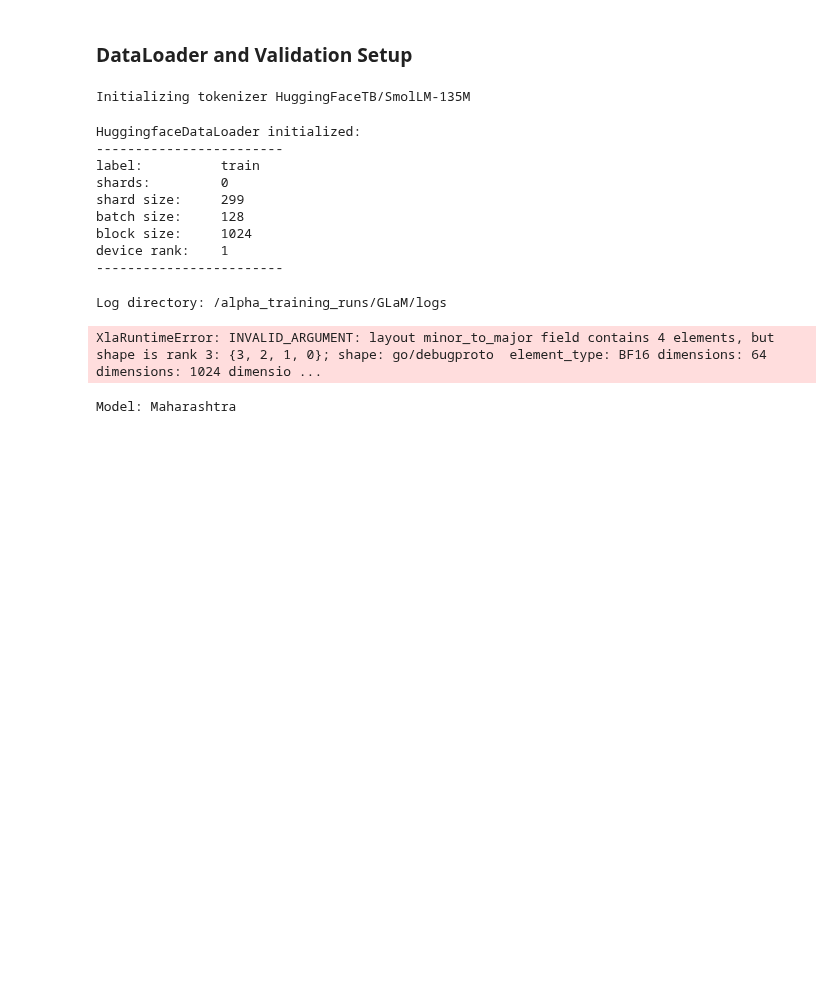
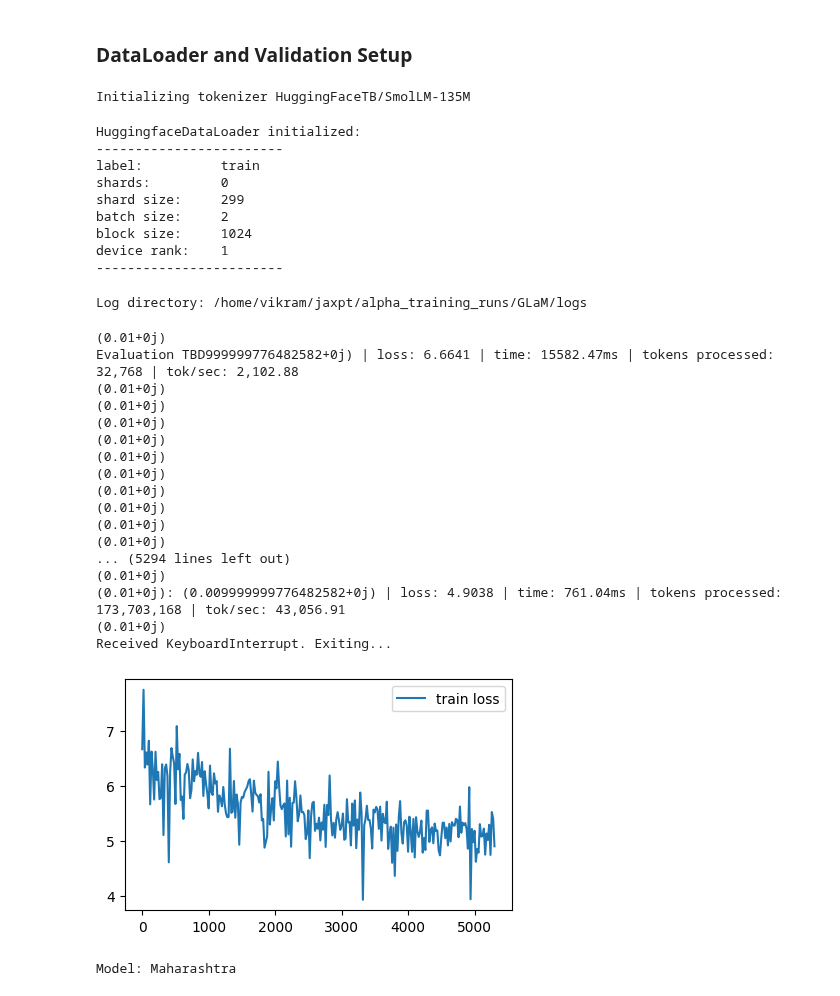
Before and after one commit to novastar53/jaxpt, a Jupyter notebook: notebooks/train_glam_2.ipynb, the cells around one changed output. Cells and saved outputs as stored; diff of their text form; code cells hidden in the pictures; blank space fills up the shorter version.

Commit message:
Got a smaller version of the GLaM model to train on V38x TPUs

```diff
--- a/notebooks/train_glam_2.ipynb
+++ b/notebooks/train_glam_2.ipynb
@@ -11,7 +11,7 @@ import os
 
 import jax
 
-platform : Literal["darwin", "colab", "cuda"] = "darwin"
+platform : Literal["darwin", "colab", "cuda", "tpu"] = "darwin"
 
 try:
     import google.colab
@@ -20,6 +20,8 @@ except ImportError:
     devices = jax.devices()
     if any(d.platform == "gpu" for d in devices):
         platform = "cuda"
+    if any(d.platform == "tpu" for d in devices):
+        platform = "tpu"
 
 print(f"Running on {platform}")
 
@@ -223,8 +220,8 @@ import optax
 
 @dataclasses.dataclass
 class TrainerConfig:
-  num_tokens_per_batch: int = 2**20
-  mB: int = 128
+  num_tokens_per_batch: int = 2**15
+  mB: int = 2
   T: int = 1024
   max_steps: int = 20_000
   max_lr: float = 1e-2
@@ -262,7 +259,7 @@ trconf.grad_accumulation_steps =  trconf.num_tokens_per_batch // (trconf.mB * tr
 def inverse_sqrt_decay_schedule(warmup_steps, max_lr, step):
   return jnp.where(step+1 < warmup_steps,
                     max_lr,
-                    max_lr * ((step+1-warmup_steps) ** (-0.5)))
+                    max_lr * (step+1 - warmup_steps) ** -0.5)
 
 lr_schedule = partial(inverse_sqrt_decay_schedule,
                       trconf.warmup_steps,
@@ -339,7 +336,7 @@ HuggingfaceDataLoader initialized:
 label:          train
 shards:         0
 shard size:     299
-batch size:     128
+batch size:     2
 block size:     1024
 device rank:    1
 ------------------------
@@ -355,7 +352,7 @@ train_losses = []
 append_to_csv(log_dir / f"{run_dirname}_train.csv", ["step", "lr", "loss", "time", "tokens_processed", "tokens_per_sec"])
 step = 0
 # %% [output]
-Log directory: /alpha_training_runs/GLaM/logs
+Log directory: /home/vikram/jaxpt/alpha_training_runs/GLaM/logs
 # %%
 %matplotlib inline
 
@@ -377,38 +374,56 @@ with mesh:
       target = jax.device_put(target.squeeze(), data_sharding)
       avg_loss, avg_grads = train_step(m, optimizer, batch, target)
       avg_loss.block_until_ready()
       # compute stats
       avg_loss = jax.device_get(avg_loss)
-      avg_loss = jnp.float32(avg_loss[0])
-      lr = trapezoidal_schedule(step)
+      avg_loss = jnp.float32(avg_loss)
+      lr = lr_schedule(step)
+      print(lr)
       iter_time = time.time() - start
       sub_step_time = iter_time / trconf.grad_accumulation_steps
       tokens_per_sec = num_devices * trconf.mB * trconf.T * trconf.grad_accumulation_steps / iter_time
       tokens_processed = (step+1) * num_devices * trconf.grad_accumulation_steps * trconf.mB * trconf.T
 
       if step % trconf.print_interval == 0:
         train_losses.append((step, avg_loss))
         append_to_csv(log_dir / f"{run_dirname}_train.csv", [step, lr, avg_loss, iter_time*1000, tokens_processed, tokens_per_sec])
-        print(f"{step} | lr: {lr:0.2e} | "
+        print(f"{step} | lr: {lr} | "
               f"loss: {avg_loss:0.4f} | "
               f"time: {iter_time*1000:0.2f}ms | "
               f"tokens processed: {tokens_processed:,} | "
               f"tok/sec: {tokens_per_sec:,.2f}", end="\r")
       if step % trconf.eval_interval == 0:
         print("Evaluation TBD")
-        save_checkpoint(m, run_dirname, step)
+        # save_checkpoint(m, run_dirname, step)
       step += 1
 
   except KeyboardInterrupt:
       print("Received KeyboardInterrupt. Exiting...")
 
   plt.figure(figsize=(5, 3))
   plt.plot([x[0] for x in train_losses], [x[1] for x in train_losses], label="train loss")
   plt.legend()
   plt.savefig(log_dir / f"{run_dirname}.png", dpi=300, bbox_inches="tight", transparent=True)
   plt.show()
 # %% [output]
-XlaRuntimeError: INVALID_ARGUMENT: layout minor_to_major field contains 4 elements, but shape is rank 3: {3, 2, 1, 0}; shape: go/debugproto  element_type: BF16 dimensions: 64 dimensions: 1024 dimensio ...
+(0.01+0j)
+Evaluation TBD999999776482582+0j) | loss: 6.6641 | time: 15582.47ms | tokens processed: 32,768 | tok/sec: 2,102.88
+(0.01+0j)
+(0.01+0j)
+(0.01+0j)
+(0.01+0j)
+(0.01+0j)
+(0.01+0j)
+(0.01+0j)
+(0.01+0j)
+(0.01+0j)
+(0.01+0j)
+... (5294 lines left out)
+(0.01+0j)
+(0.01+0j): (0.009999999776482582+0j) | loss: 4.9038 | time: 761.04ms | tokens processed: 173,703,168 | tok/sec: 43,056.91
+(0.01+0j)
+Received KeyboardInterrupt. Exiting...
+[figure, added]
 # %%
 save_checkpoint(m, run_dirname, step)
 # %%
```
Also changed, not shown: parts of 5 cells of this notebook, 3 other files.
